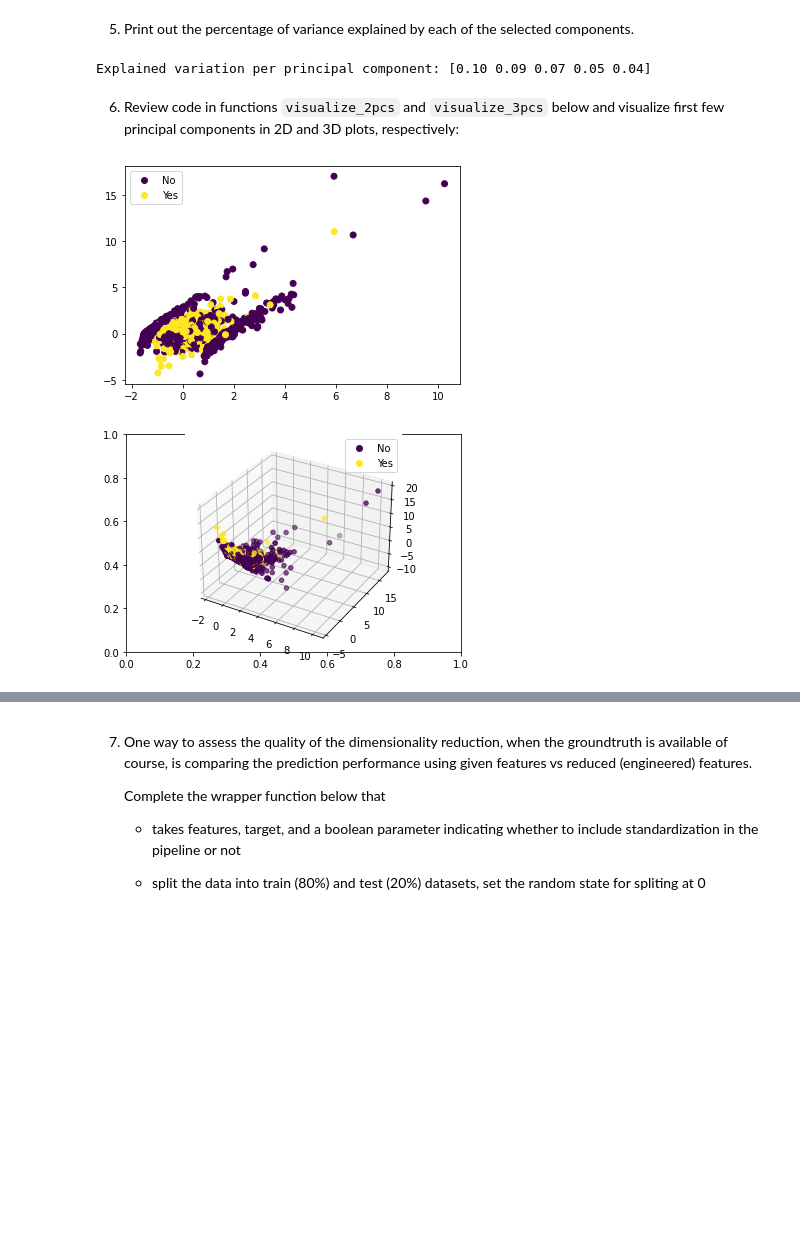
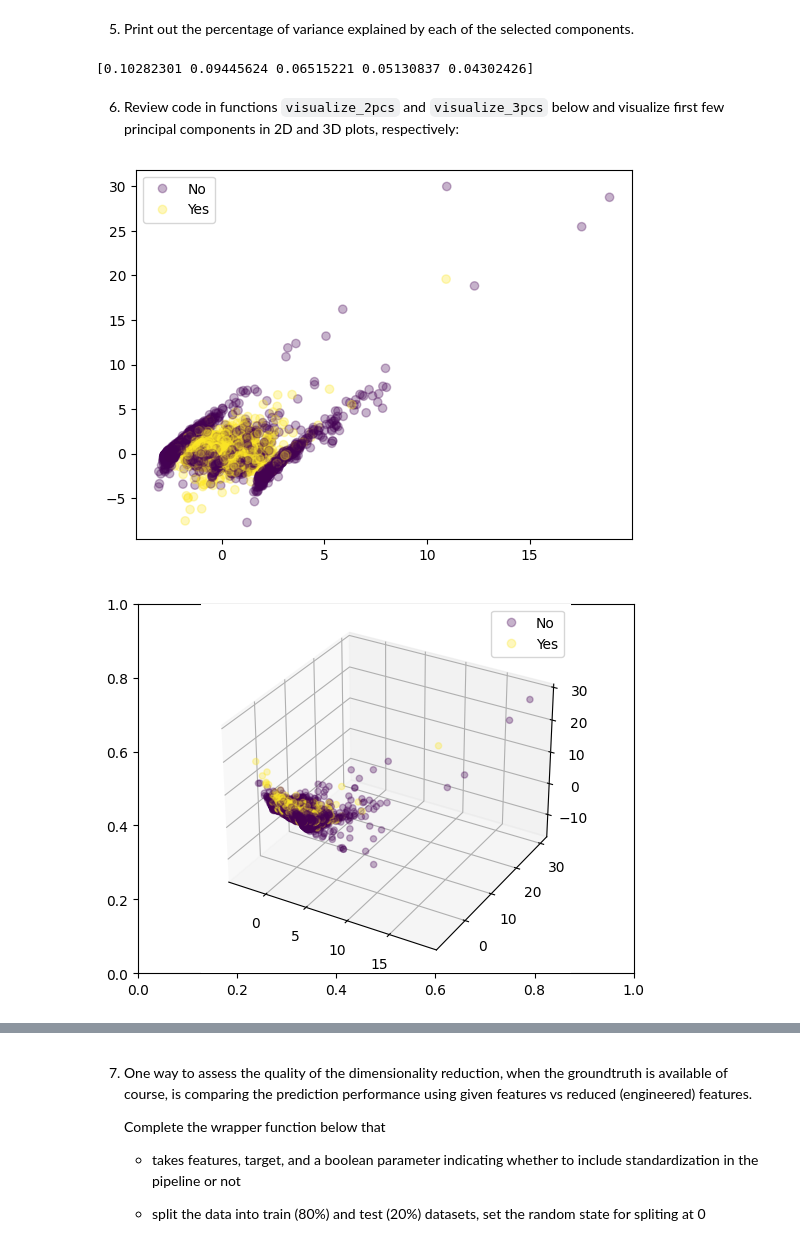
Before and after one commit to rnirms/MLE-10, a Jupyter notebook: assignments/week-08-unsupervised-ml/nb/new-product-launch.ipynb, the cells around one changed output, grey strips where cells are left out. Saved outputs shown, nothing was run; the diff lists cells and outputs as text; code cells hidden in the pictures; blank space fills up the shorter version.

```diff
--- a/assignments/week-08-unsupervised-ml/nb/new-product-launch.ipynb
+++ b/assignments/week-08-unsupervised-ml/nb/new-product-launch.ipynb
@@ -65,4 +85,7 @@ Index(['product_id', 'user_id', 'NumOfEventsInJourney', 'NumSessions',
 3. Drop `product_id` and `user_id` and save the rest columns to a new `pd.DataFrame`:`X`; then pop the column `'Purchased?'` and save it to `y`.
 # %%
 # YOUR CODE HERE
+X = past.drop(columns=['product_id', 'user_id'])
+
 # YOUR CODE HERE
+y = X.pop('Purchased?')
@@ -77,3 +123,16 @@ assert y.shape == (5000,)
     If time permits, read [Does mean centering or feature scaling affect a Principal Component Analysis?](https://sebastianraschka.com/faq/docs/pca-scaling.html) or [discussion 1](https://stats.stackexchange.com/questions/53/pca-on-correlation-or-covariance).
 # %%
 # YOUR CODE HERE
+from sklearn.decomposition import PCA
+from sklearn.preprocessing import StandardScaler
+scaler = StandardScaler()
+scaler.fit(X)
+X_scaled = scaler.transform(X)
+
+pca = PCA(n_components=5)
+pca.fit(X_scaled)
+X_reduced = pca.transform(X_scaled)
+print(f"{pca.explained_variance_ratio_}")
+
+#[0.10282143 0.09445651 0.06515188 0.05030046 0.04037809]
+#[0.10282069 0.09445599 0.06500679 0.05103953 0.04195558]
@@ -83,30 +160,33 @@ assert X_reduced.shape == (5000, 5)
 5. Print out the percentage of variance explained by each of the selected components.
 # %%
 # YOUR CODE HERE
+print(f'{pca.explained_variance_ratio_}')
 # %% [output]
-Explained variation per principal component: [0.10 0.09 0.07 0.05 0.04]
+[0.10282301 0.09445624 0.06515221 0.05130837 0.04302426]
 # %% [markdown]
 6. Review code in functions `visualize_2pcs` and `visualize_3pcs` below and visualize first few principal components in 2D and 3D plots, respectively:
 # %%
 import matplotlib.pyplot as plt
 
-def visualize_2pcs(pcs, y):
+def visualize_2pcs(pcs, y, dim1, dim2):
     fig, ax = plt.subplots()
-    plot = plt.scatter(pcs[:,0], pcs[:,1], c=y)
+    plot = plt.scatter(pcs[:,dim1], pcs[:,dim2], c=y, alpha=0.3)
     ax.legend(
         handles=plot.legend_elements()[0],
         labels=['No', 'Yes'])
 # %%
-def visualize_3pcs(pcs, y):
+def visualize_3pcs(pcs, y, dim1, dim2, dim3):
     fig, ax = plt.subplots()
     ax = fig.add_subplot(projection='3d')
-    plot = ax.scatter(pcs[:,0], pcs[:,1], pcs[:,2], c=y)
+    plot = ax.scatter(pcs[:,dim1], pcs[:,dim2], pcs[:,dim3], c=y, alpha=0.3)
     ax.legend(
         handles=plot.legend_elements()[0],
         labels=['No', 'Yes'])
 # %%
 # YOUR CODE HERE
+visualize_2pcs(X_reduced, y, 0, 1)
 # YOUR CODE HERE
+visualize_3pcs(X_reduced, y, 0, 1, 2)
 # %% [output]
-[figure, old version]
+[figure, new version]
-[figure, old version]
+[figure, new version]
```
Also changed, not shown: parts of 109 cells of this notebook.
